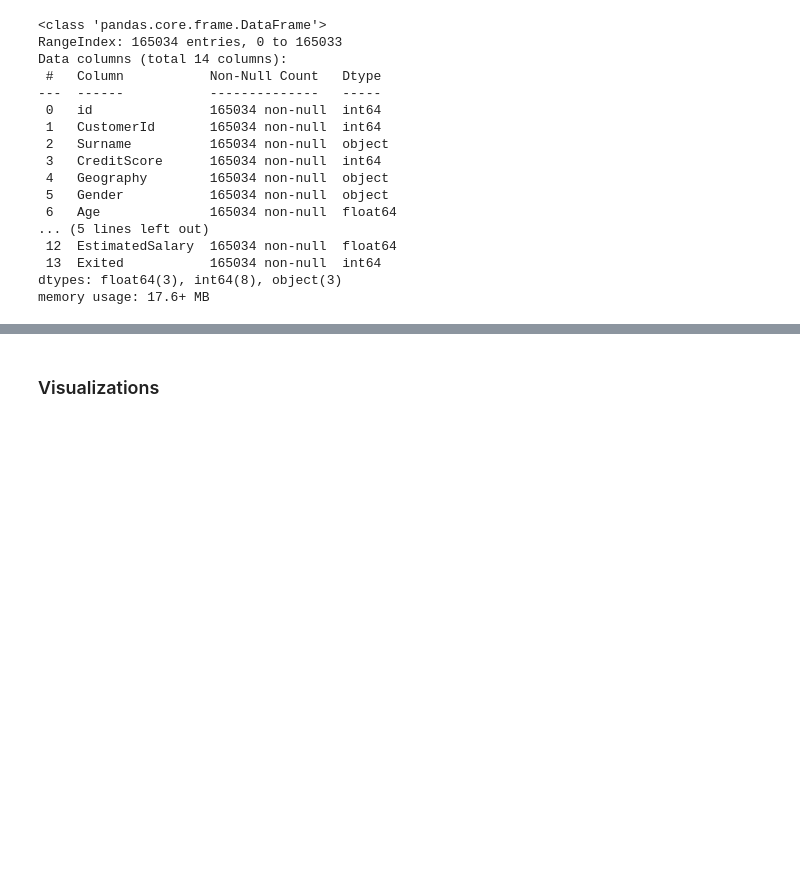
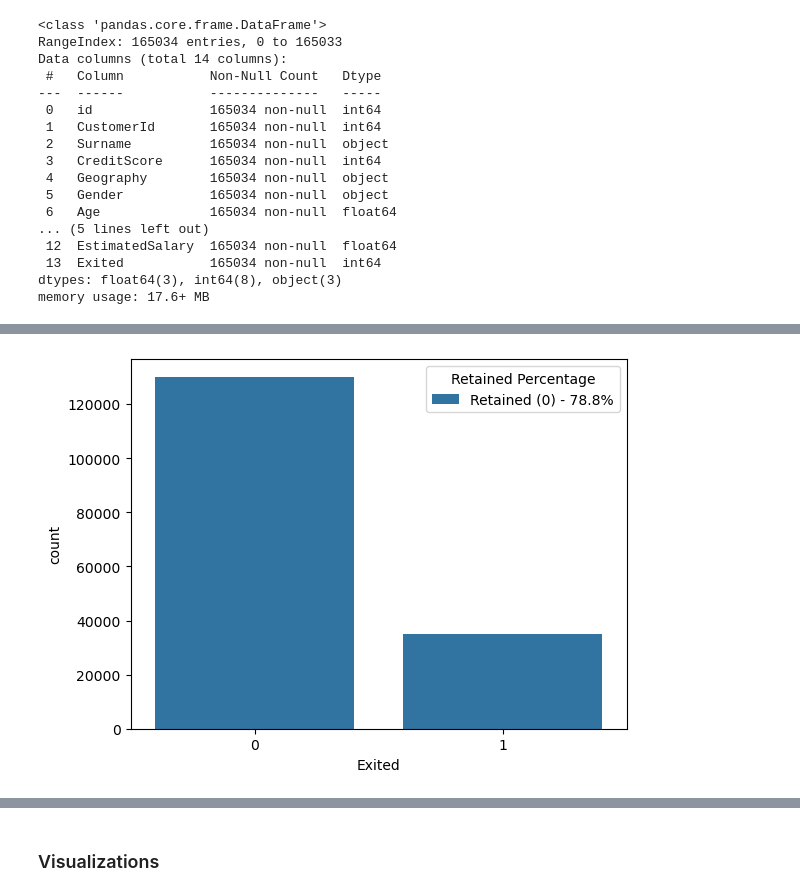
Before and after one commit to EliasOMacias/Bank_client_churn_prediction, a Jupyter notebook: Bank_churn_predictor.ipynb, the cells around one changed output, grey strips where cells are left out. Cells and saved outputs as stored; diff of their text form; code cells hidden in the pictures; blank space fills up the shorter version.

```diff
--- a/Bank_churn_predictor.ipynb
+++ b/Bank_churn_predictor.ipynb
@@ -109,0 +106,11 @@ plt.show()
+# %%
+ax = sns.countplot(x='Exited',data = df)
+counts = df['Exited'].value_counts()
+total = counts.sum()
+
+labels = [f'Retained (0) - {counts[0]/total:.1%}', f'Churned (1) - {counts[1]/total:.1%}']
+
+plt.legend(title='Retained Percentage', labels=labels)
+plt.show()
+# %% [output]
+[figure, added]
```
Also changed, not shown: parts of 20 cells of this notebook.
